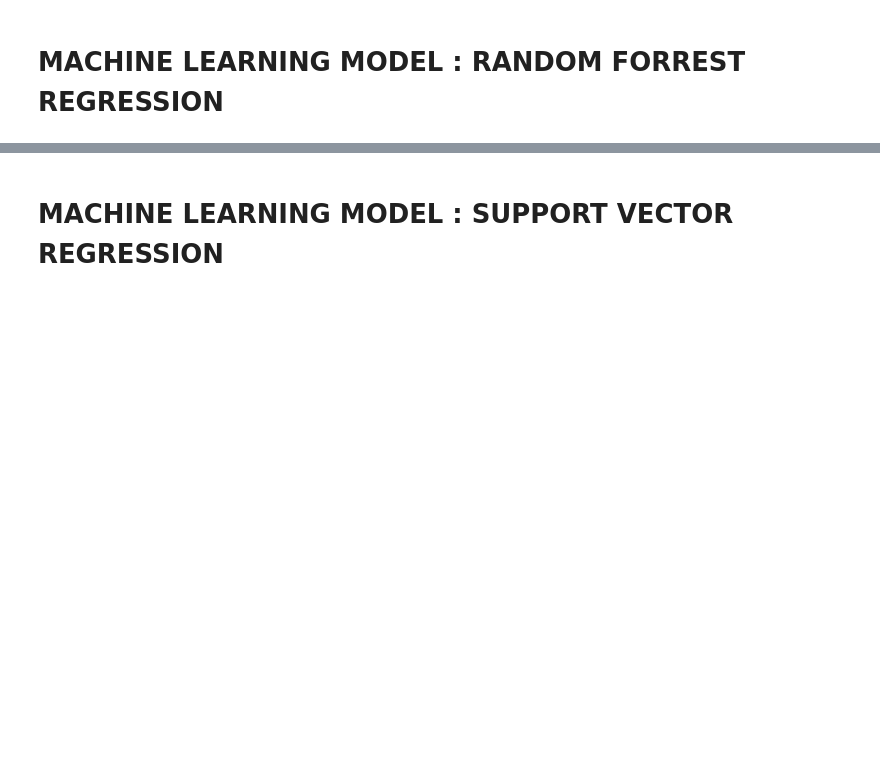
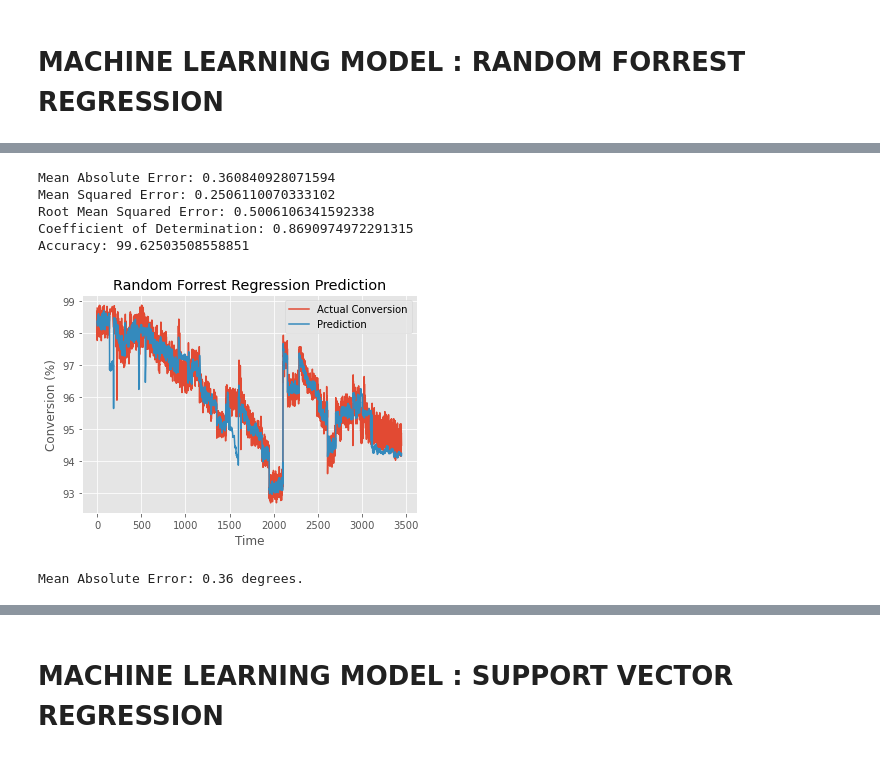
Before and after one commit to WisnuHanif/reactor_data, a Jupyter notebook: research_data.ipynb, the cells around one changed output, grey strips where cells are left out. Drawn from its saved outputs; the diff is of its cells as text; code cells hidden in the pictures; blank space fills up the shorter version.

```diff
--- a/research_data.ipynb
+++ b/research_data.ipynb
@@ -154,3 +342,7 @@ print('Testing Labels Shape:', test_labels.shape)
+# %%
+# Imputation of missing values
+train_features = train_features.fillna(train_features.mean())
+test_features = test_features.fillna(test_features.mean())
 # %%
 %timeit
 from sklearn.ensemble import RandomForestRegressor
@@ -166,12 +380,38 @@ y_pred
 # evaluate predictions
 from sklearn import metrics
 from sklearn.metrics import accuracy_score
+from sklearn.metrics import r2_score
 
-print('Mean Absolute Error:', metrics.mean_absolute_error(test_labels, y_pred))
-print('Mean Squared Error:', metrics.mean_squared_error(test_labels, y_pred))
-print('Root Mean Squared Error:', np.sqrt(metrics.mean_squared_error(test_labels, y_pred)))
+print('Mean Absolute Error:', metrics.mean_absolute_error(test_targets, y_pred))
+print('Mean Squared Error:', metrics.mean_squared_error(test_targets, y_pred))
+print('Root Mean Squared Error:', np.sqrt(metrics.mean_squared_error(test_targets, y_pred)))
+print('Coefficient of Determination:', r2_score(test_targets, y_pred))
+print('Accuracy:', 100 - (100 * np.mean((abs(y_pred - test_targets)) / test_targets)))
+# %% [output]
+Mean Absolute Error: 0.360840928071594
+Mean Squared Error: 0.2506110070333102
+Root Mean Squared Error: 0.5006106341592338
+Coefficient of Determination: 0.8690974972291315
+Accuracy: 99.62503508558851
+# %%
+test_targets = test_targets.values
+# %%
+#Plot actual vs prediction
+with plt.style.context('ggplot'):
+    plt.figure()
+    plt.plot(test_targets, label = "Actual Conversion")
+    plt.plot(y_pred, label = "Prediction")
+    plt.title('Random Forrest Regression Prediction')
+    plt.xlabel('Time')
+    plt.ylabel('Conversion (%)')
+    plt.legend(loc='best')
+    plt.show()
+# %% [output]
+[figure, added]
 # %%
 # Calculate the absolute errors
-errors = abs(y_pred - test_labels)
+errors = abs(y_pred - test_targets)
 # Print out the mean absolute error (mae)
 print('Mean Absolute Error:', round(np.mean(errors), 2), 'degrees.')
+# %% [output]
+Mean Absolute Error: 0.36 degrees.
```
Also changed, not shown: parts of 62 cells of this notebook.
